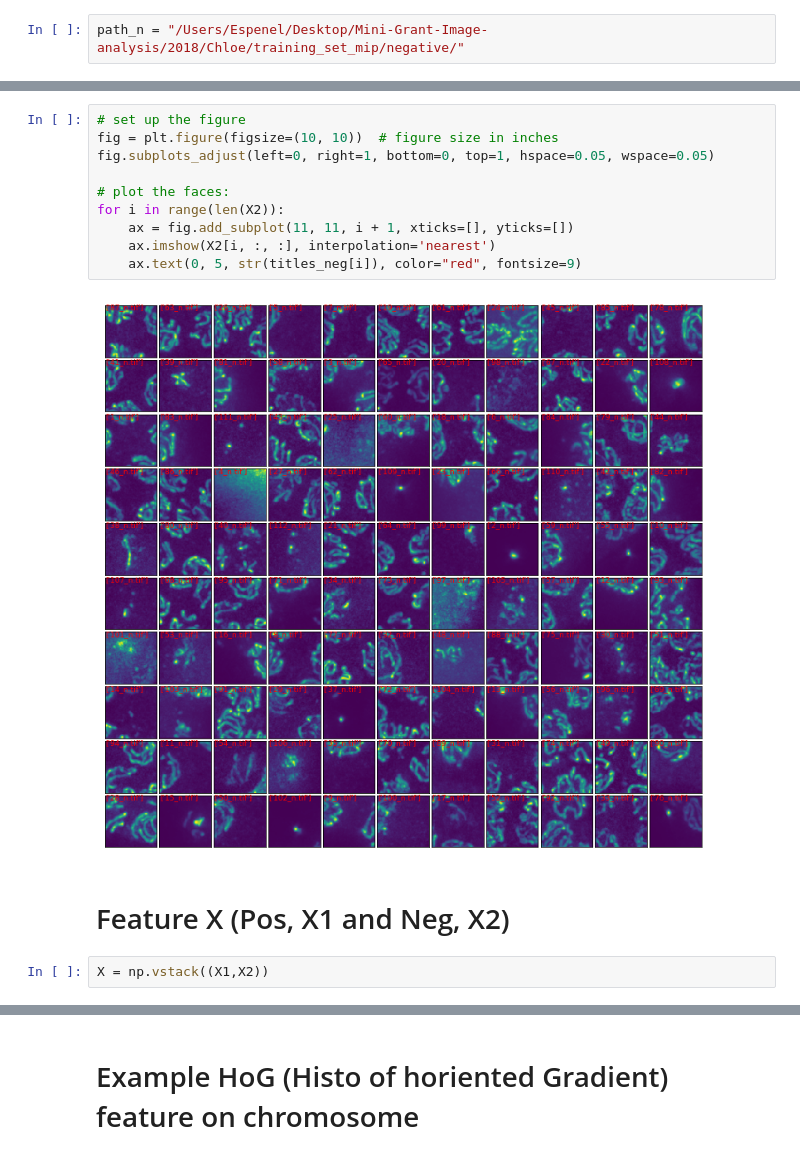
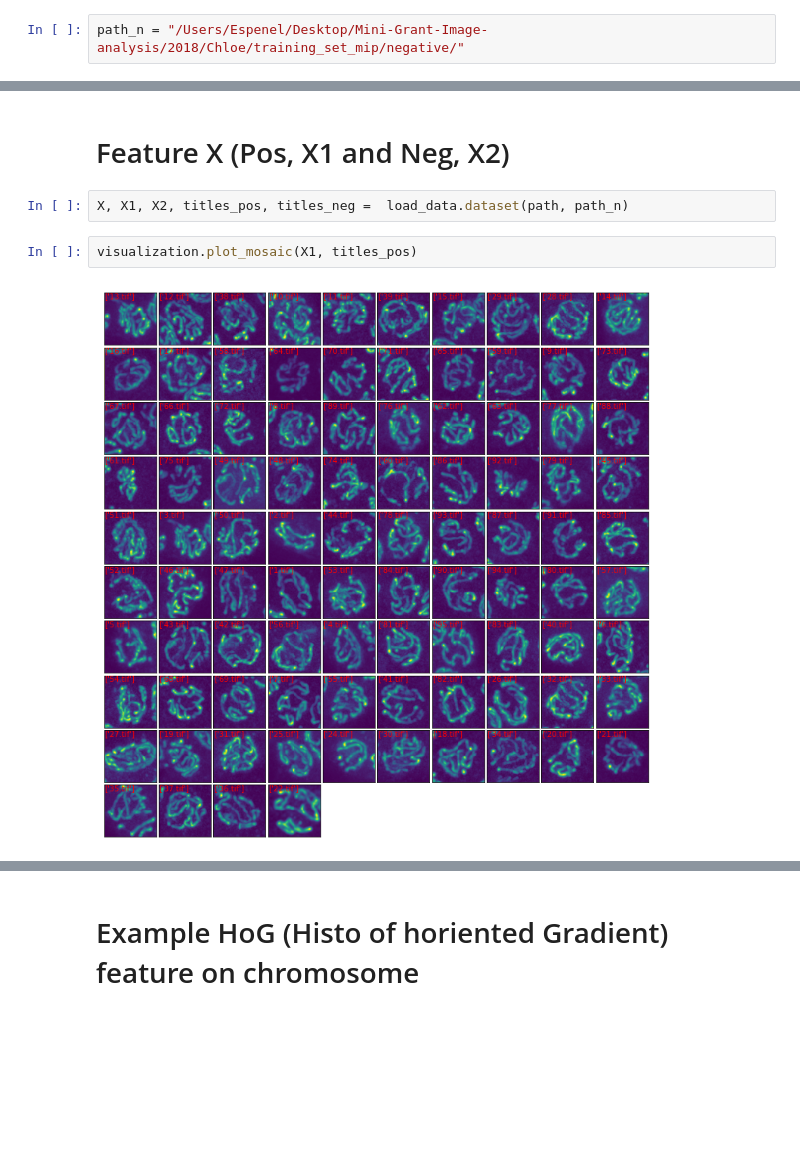
Before and after one commit to bioimage-analysis/Chloe_Chromosome_detection, a Jupyter notebook: notebook/Training_classifier_Chloe.ipynb, the cells around one changed output, grey strips where cells are left out. Saved outputs shown, nothing was run; the diff lists cells and outputs as text; blank space fills up the shorter version.

```diff
--- a/notebook/Training_classifier_Chloe.ipynb
+++ b/notebook/Training_classifier_Chloe.ipynb
@@ -64,16 +33,8 @@ for i in range(len(X1)):
-# %%
-# set up the figure
-fig = plt.figure(figsize=(10, 10))  # figure size in inches
-fig.subplots_adjust(left=0, right=1, bottom=0, top=1, hspace=0.05, wspace=0.05)
-
-# plot the faces:
-for i in range(len(X2)):
-    ax = fig.add_subplot(11, 11, i + 1, xticks=[], yticks=[])
-    ax.imshow(X2[i, :, :], interpolation='nearest')
-    ax.text(0, 5, str(titles_neg[i]), color="red", fontsize=9)
-# %% [output]
-[figure, removed]
 # %% [markdown]
 # Feature X (Pos, X1 and Neg, X2)
-# %%
-X = np.vstack((X1,X2))
+# %%
+X, X1, X2, titles_pos, titles_neg =  load_data.dataset(path, path_n)
+# %%
+visualization.plot_mosaic(X1, titles_pos)
+# %% [output]
+[figure, added]
```
Also changed, not shown: parts of 39 cells of this notebook.
